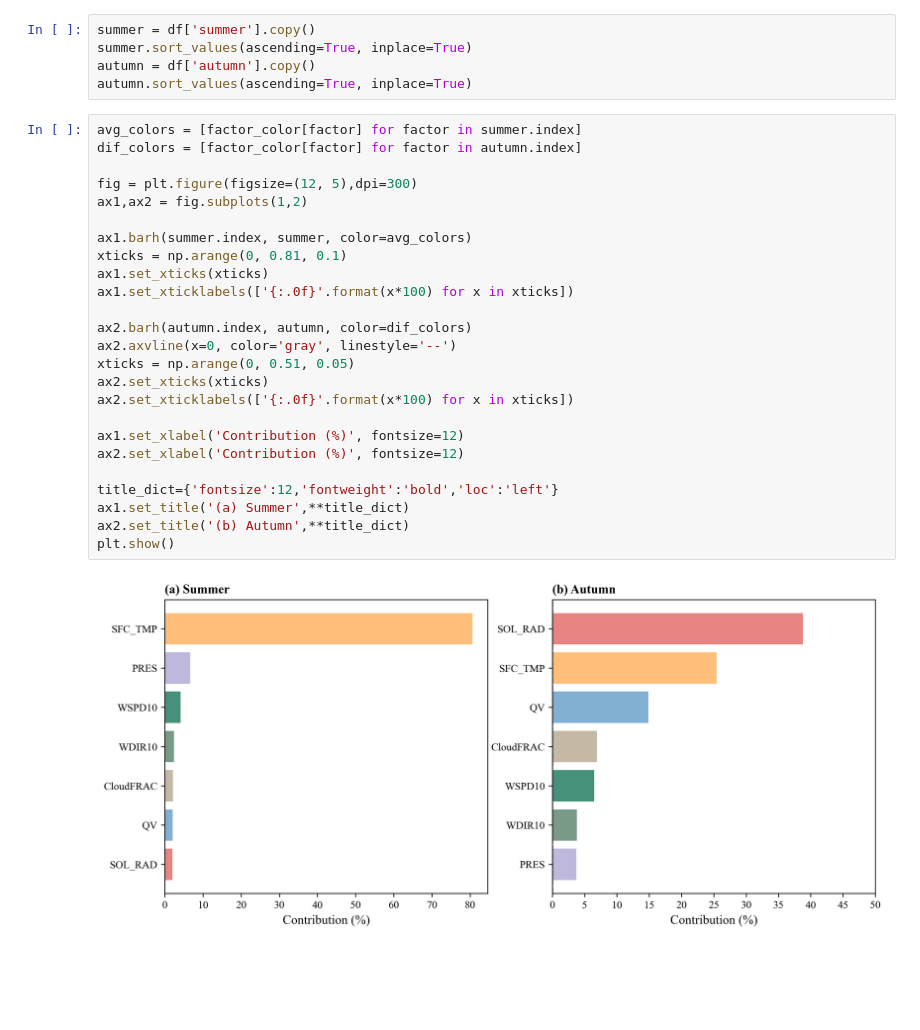
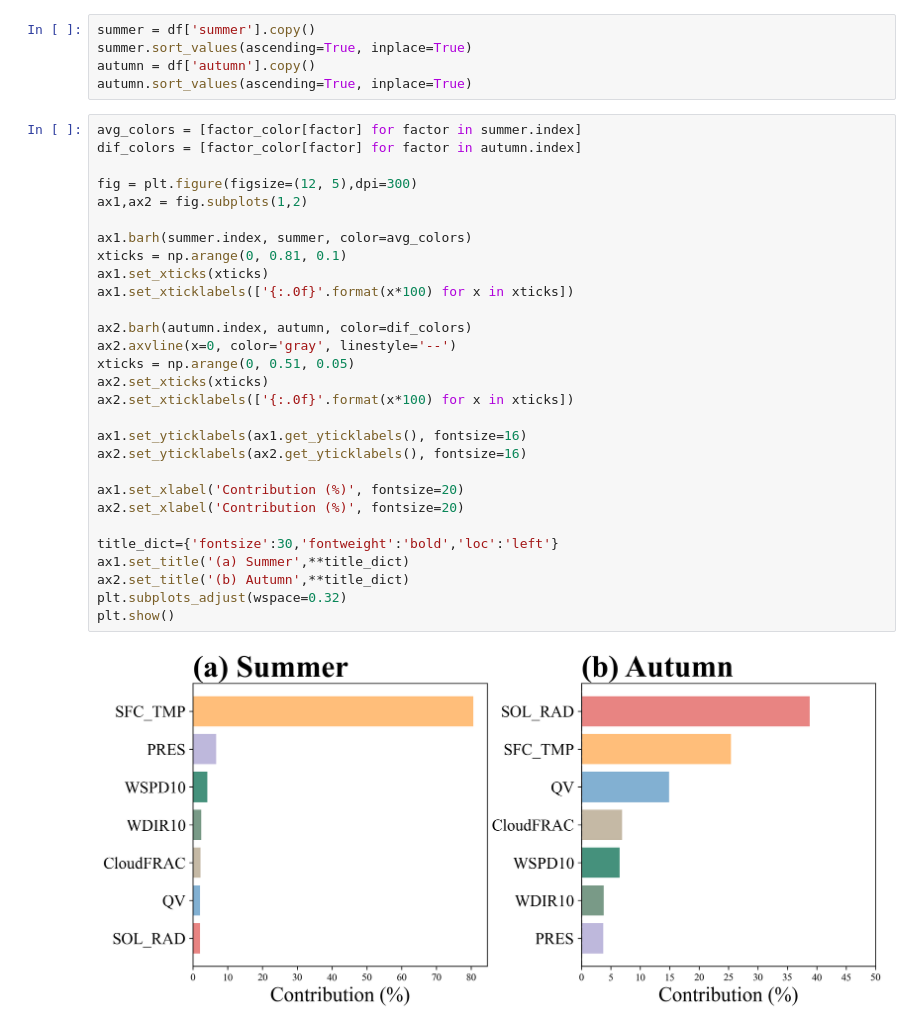
Before and after one commit to Iphisxu/MasterGRAD-Seasonally, a Jupyter notebook: scripts/Contributions/RandomForest/plot_PRD_barh.ipynb, the cells around one changed output. Drawn from its saved outputs; the diff is of its cells as text; blank space fills up the shorter version.

```diff
--- a/scripts/Contributions/RandomForest/plot_PRD_barh.ipynb
+++ b/scripts/Contributions/RandomForest/plot_PRD_barh.ipynb
@@ -98,27 +98,31 @@ autumn.sort_values(ascending=True, inplace=True)
 # %%
 avg_colors = [factor_color[factor] for factor in summer.index]
 dif_colors = [factor_color[factor] for factor in autumn.index]
 
 fig = plt.figure(figsize=(12, 5),dpi=300)
 ax1,ax2 = fig.subplots(1,2)
 
 ax1.barh(summer.index, summer, color=avg_colors)
 xticks = np.arange(0, 0.81, 0.1)
 ax1.set_xticks(xticks)
 ax1.set_xticklabels(['{:.0f}'.format(x*100) for x in xticks])
 
 ax2.barh(autumn.index, autumn, color=dif_colors)
 ax2.axvline(x=0, color='gray', linestyle='--')
 xticks = np.arange(0, 0.51, 0.05)
 ax2.set_xticks(xticks)
 ax2.set_xticklabels(['{:.0f}'.format(x*100) for x in xticks])
 
-ax1.set_xlabel('Contribution (%)', fontsize=12)
-ax2.set_xlabel('Contribution (%)', fontsize=12)
+ax1.set_yticklabels(ax1.get_yticklabels(), fontsize=16)
+ax2.set_yticklabels(ax2.get_yticklabels(), fontsize=16)
 
-title_dict={'fontsize':12,'fontweight':'bold','loc':'left'}
+ax1.set_xlabel('Contribution (%)', fontsize=20)
+ax2.set_xlabel('Contribution (%)', fontsize=20)
+
+title_dict={'fontsize':30,'fontweight':'bold','loc':'left'}
 ax1.set_title('(a) Summer',**title_dict)
 ax2.set_title('(b) Autumn',**title_dict)
+plt.subplots_adjust(wspace=0.32)
 plt.show()
 # %% [output]
-[figure, old version]
+[figure, new version]
```
